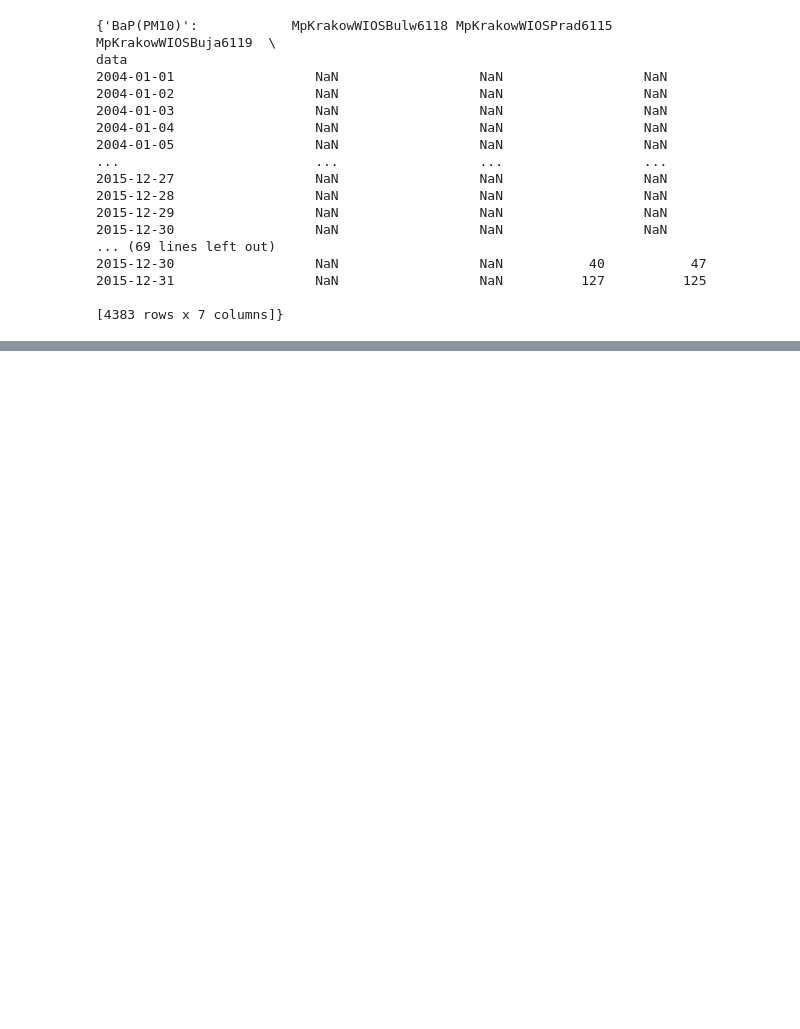
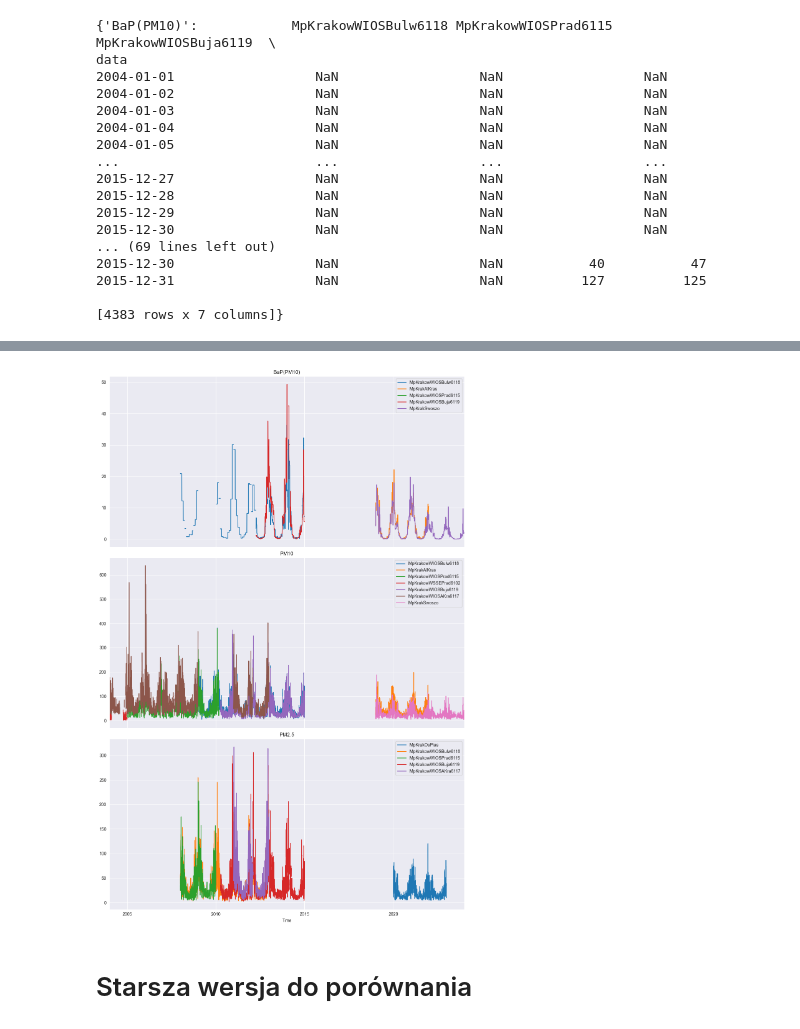
Before and after one commit to klklaudia/AI, a Jupyter notebook: PredykcjaSmogu/dane.ipynb, the cells around one changed output, grey strips where cells are left out. Saved outputs shown, nothing was run; the diff lists cells and outputs as text; code cells hidden in the pictures; blank space fills up the shorter version.

```diff
--- a/PredykcjaSmogu/dane.ipynb
+++ b/PredykcjaSmogu/dane.ipynb
@@ -4,7 +4,7 @@ import re
 import matplotlib.pyplot as plt
 import numpy as np
 # %%
-data = pd.read_excel('../Predykcja zanieczyszczen/zanieczyszczenia/PM10/2004_PM10_24g.xlsx')
+data = pd.read_excel('../PredykcjaSmogu/zanieczyszczenia/PM10/2004_PM10_24g.xlsx')
 # skip information
 data = data.drop(index=[0,1], axis=0)
 data = data.reset_index(drop=True)
@@ -125,0 +138,43 @@ display(dfs2024)
+# %%
+# global dataset
+def dataset(parameter):
+    # locations set
+    locations = set()
+    locations.update(dfs2016[parameter].columns.tolist())
+    locations.update(dfs2024[parameter].columns.tolist())
+    # combined df
+    # unpacking args (effective)
+    df = pd.DataFrame(columns = [* locations], index=dfs2016[parameter].index.union(dfs2024[parameter].index))
+
+    for location in locations:
+        try:
+            df[location] = dfs2016[parameter][location]
+        except KeyError:
+            pass
+        try:
+            df[location] = dfs2024[parameter][location]
+        except KeyError:
+            pass
+    return df
+# %%
+# not all locations
+dfBaP = dataset('BaP(PM10)')
+dfPM10 = dataset('PM10')
+dfPM25 = dataset('PM2.5')
+# %%
+import matplotlib.pyplot as plt
+
+fig, axes = plt.subplots(3, 1, figsize=(12, 18), sharex=True)
+
+# # df.plot method works with NA (plt doesn't)
+dfBaP.plot(ax=axes[0], title="BaP(PM10)")
+dfPM10.plot(ax=axes[1], title="PM10")
+dfPM25.plot(ax=axes[2], title="PM2.5")
+
+axes[2].set_xlabel("Time")
+plt.tight_layout()
+plt.show()
+
+# error - not all locations (MpKrakBujaka)
+# %% [output]
+[figure, added]
@@ -126 +209,3 @@ display(dfs2024)
+# %% [markdown]
+# Starsza wersja do porównania
 # %%
```
Also changed, not shown: parts of 21 cells of this notebook.
